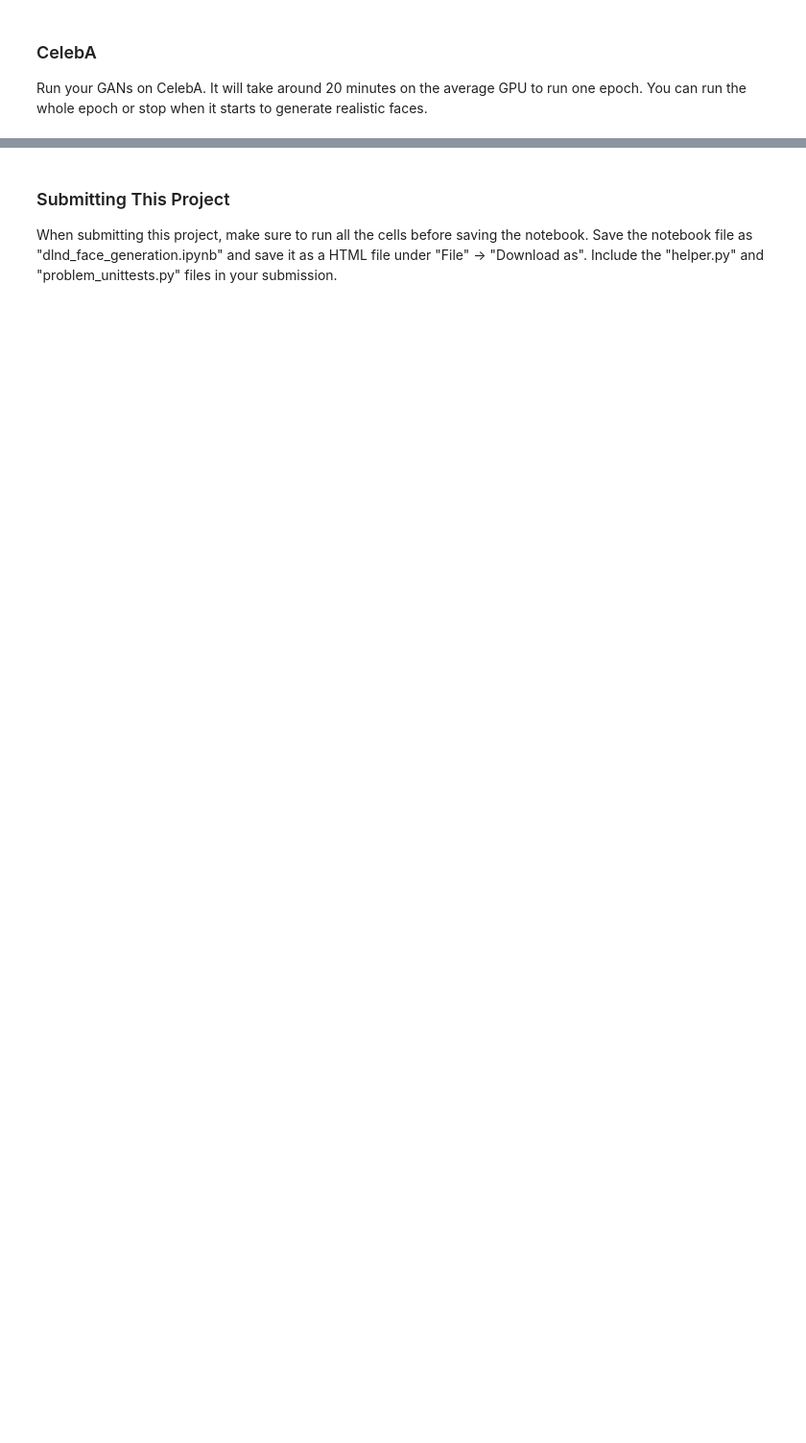
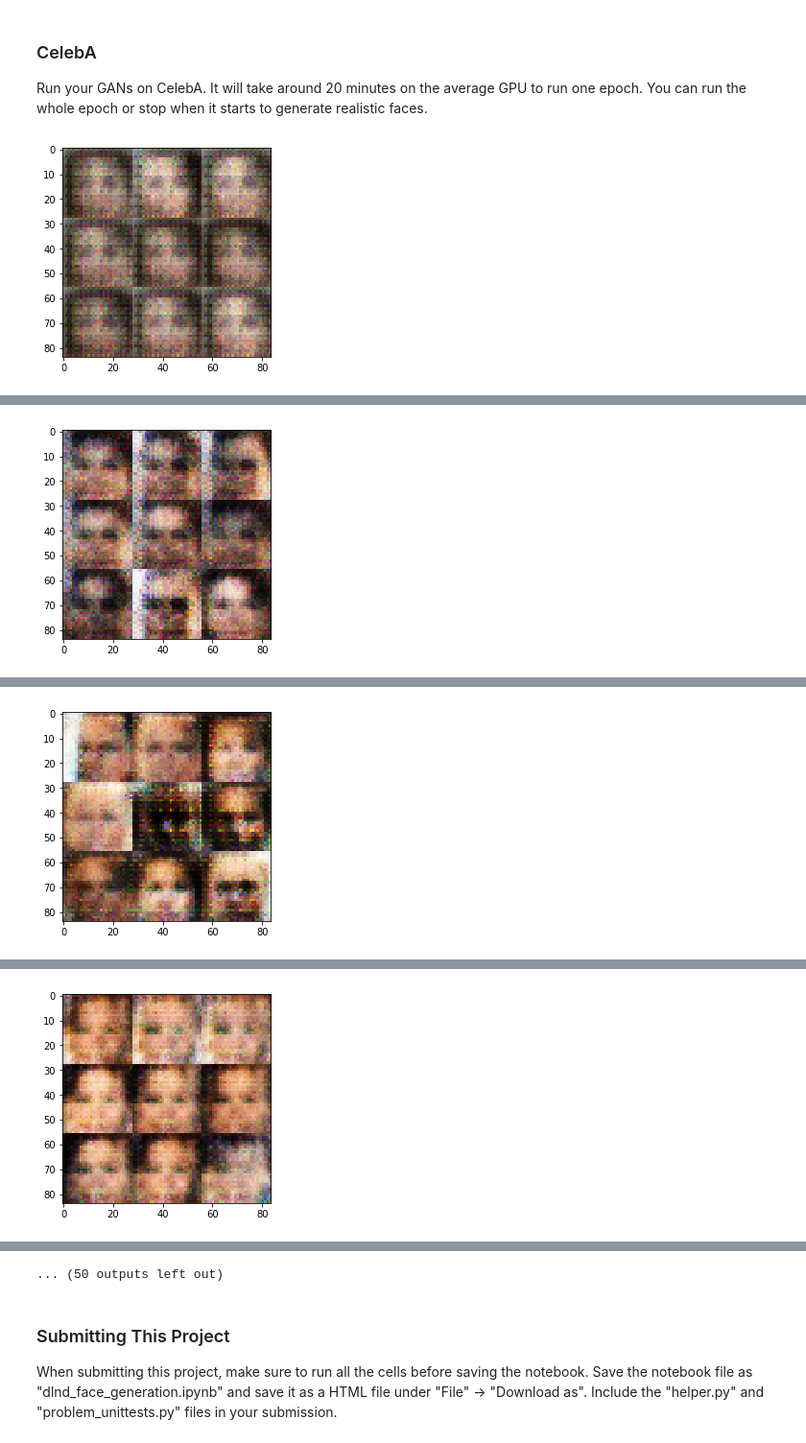
Before and after one commit to blangwallner/Udacity---Deep-Learning-ND-Project-5, a Jupyter notebook: dlnd_face_generation.ipynb, the cells around one changed output, grey strips where cells are left out. Shown at 96% size. Cells and saved outputs as stored; diff of their text form; code cells hidden in the pictures; blank space fills up the shorter version.

Commit message:
finished training on floydhub

```diff
--- a/dlnd_face_generation.ipynb
+++ b/dlnd_face_generation.ipynb
@@ -138,24 +140,28 @@ def discriminator(images, reuse=False, alpha = 0.2):
     :param reuse: Boolean if the weights should be reused
     :return: Tuple of (tensor output of the discriminator, tensor logits of the discriminator)
     """
-    kernel_size = 5
+    kernel_size = 3
     with tf.variable_scope('discriminator', reuse=reuse):
         # Convoluational layer 1
-        L1 = tf.layers.conv2d(images, 64, kernel_size, padding = 'same', activation=None, strides = 2)
+        L1 = tf.layers.conv2d(images, 64, kernel_size, padding = 'same', activation=None, strides = 2,\
+                              kernel_initializer=tf.random_normal_initializer(mean=0.0, stddev=0.02))
         L1 = tf.maximum(L1, alpha*L1)
 
         # Convoluational layer 2
-        L2 = tf.layers.conv2d(L1, 128, kernel_size, padding = 'same', activation=None, strides = 2)
+        L2 = tf.layers.conv2d(L1, 128, kernel_size, padding = 'same', activation=None, strides = 2,\
+                              kernel_initializer=tf.random_normal_initializer(mean=0.0, stddev=0.02))
         L2 = tf.layers.batch_normalization(L2, training=True)
         L2 = tf.maximum(L2, alpha*L2)
 
         # Convoluational layer 3
-        L3 = tf.layers.conv2d(L2, 256, kernel_size, padding = 'same', activation=None, strides = 2)
+        L3 = tf.layers.conv2d(L2, 256, kernel_size, padding = 'same', activation=None, strides = 2,\
+                              kernel_initializer=tf.random_normal_initializer(mean=0.0, stddev=0.02))
         L3 = tf.layers.batch_normalization(L3, training=True)
         L3 = tf.maximum(L3, alpha*L3)
 
         # Convoluational layer 4
-        L4 = tf.layers.conv2d(L3, 512, kernel_size, padding = 'same', activation=None, strides = 2)
+        L4 = tf.layers.conv2d(L3, 512, kernel_size, padding = 'same', activation=None, strides = 2,\
+                              kernel_initializer=tf.random_normal_initializer(mean=0.0, stddev=0.02))
         L4 = tf.layers.batch_normalization(L4, training=True)
         L4 = tf.maximum(L4, alpha*L4)
 
@@ -195,17 +201,20 @@ def generator(z, out_channel_dim, is_train=True, alpha = 0.2):
         L1 = tf.maximum(alpha * L1, L1)
 
         # Convoluational layer 1
-        L2 = tf.layers.conv2d_transpose(L1, 256, 3, strides=2, padding='same', activation=None)
+        L2 = tf.layers.conv2d_transpose(L1, 256, 3, strides=2, padding='same', activation=None,\
+                              kernel_initializer=tf.random_normal_initializer(mean=0.0, stddev=0.02))
         L2 = tf.layers.batch_normalization(L2, training=is_train)
         L2 = tf.maximum(alpha * L2, L2)
 
         # Convoluational layer 2
-        L3 = tf.layers.conv2d_transpose(L2, 128, 4, strides=1, padding='valid', activation=None)
+        L3 = tf.layers.conv2d_transpose(L2, 128, 4, strides=1, padding='valid', activation=None,\
+                              kernel_initializer=tf.random_normal_initializer(mean=0.0, stddev=0.02))
         L3 = tf.layers.batch_normalization(L3, training=is_train)
         L3 = tf.maximum(alpha * L3, L3)
 
         # Convoluational layer 3
-        L4 = tf.layers.conv2d_transpose(L3, 64, 3, strides=2, padding='same', activation=None)
+        L4 = tf.layers.conv2d_transpose(L3, 64, 3, strides=2, padding='same', activation=None,\
+                              kernel_initializer=tf.random_normal_initializer(mean=0.0, stddev=0.02))
         L4 = tf.layers.batch_normalization(L4, training=is_train)
         L4 = tf.maximum(alpha * L4, L4)
 
@@ -367,13 +376,14 @@ def train(epoch_count, batch_size, z_dim, learning_rate, beta1, get_batches, dat
 
                 _ = sess.run(d_train_opt, feed_dict={input_real: batch_images, input_z: batch_z})
                 _ = sess.run(g_train_opt, feed_dict={input_z: batch_z})
+                _ = sess.run(g_train_opt, feed_dict={input_z: batch_z})
 
                 # Print example pics every 100 steps
                 if steps % 100 == 0:
                     show_generator_output(sess=sess, image_mode=data_image_mode, input_z=input_z,\
                                           n_images=10, out_channel_dim=image_channels)
 
-                    train_loss_d = sess.run(d_loss, {input_z: batch_z, input_real: batch_images})
+                    train_loss_d = d_loss.eval({input_z: batch_z, input_real: batch_images})
                     train_loss_g = g_loss.eval({input_z: batch_z})
 
                     print("Epoch {}/{}...".format(epoch_i+1, epochs),\
@@ -412,18 +439,20 @@ KeyboardInterrupt:
 ### CelebA
 Run your GANs on CelebA.  It will take around 20 minutes on the average GPU to run one epoch.  You can run the whole epoch or stop when it starts to generate realistic faces.
 # %%
-batch_size = None
-z_dim = None
-learning_rate = None
-beta1 = None
+batch_size = 64
+z_dim = 100
+learning_rate = 0.0002
+beta1 = 0.4
 
 
 """
 DON'T MODIFY ANYTHING IN THIS CELL THAT IS BELOW THIS LINE
 """
 epochs = 1
 
 celeba_dataset = helper.Dataset('celeba', glob(os.path.join(data_dir, 'img_align_celeba/*.jpg')))
 with tf.Graph().as_default():
     train(epochs, batch_size, z_dim, learning_rate, beta1, celeba_dataset.get_batches,
           celeba_dataset.shape, celeba_dataset.image_mode)
+# %% [output]
+[figure, added]
@@ -429,0 +460 @@ with tf.Graph().as_default():
+[figure, added]
@@ -429,0 +462 @@ with tf.Graph().as_default():
+[figure, added]
@@ -429,0 +464 @@ with tf.Graph().as_default():
+[figure, added]
@@ -430,3 +470,4 @@ with tf.Graph().as_default():
+... (50 outputs left out)
 # %% [markdown]
 ### Submitting This Project
 When submitting this project, make sure to run all the cells before saving the notebook. Save the notebook file as "dlnd_face_generation.ipynb" and save it as a HTML file under "File" -> "Download as". Include the "helper.py" and "problem_unittests.py" files in your submission.
```
Also changed, not shown: parts of 7 cells of this notebook, 1 other file.
